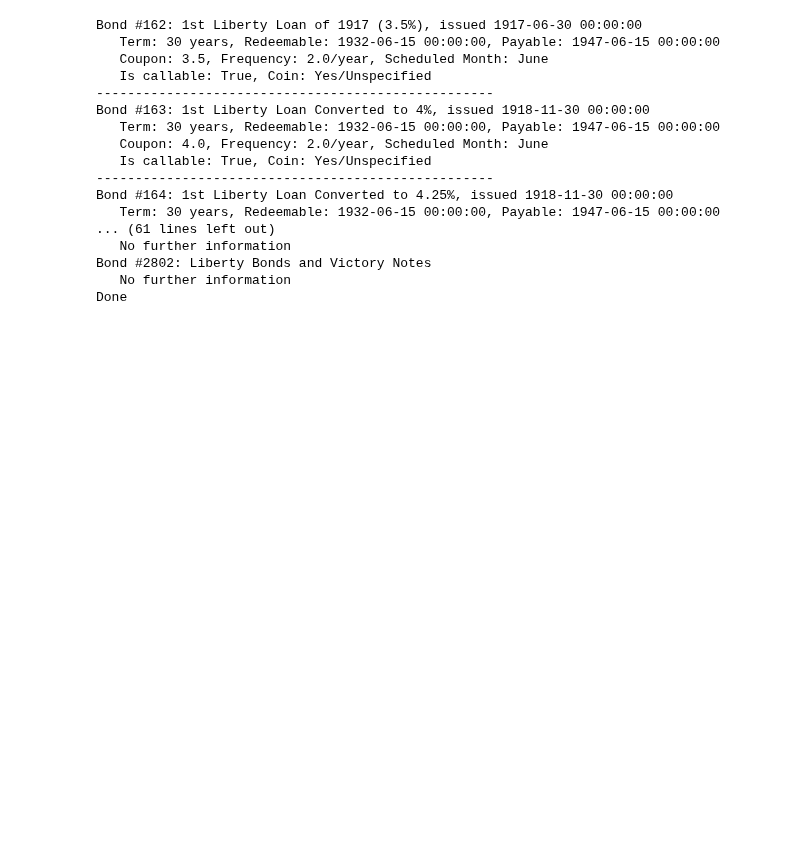
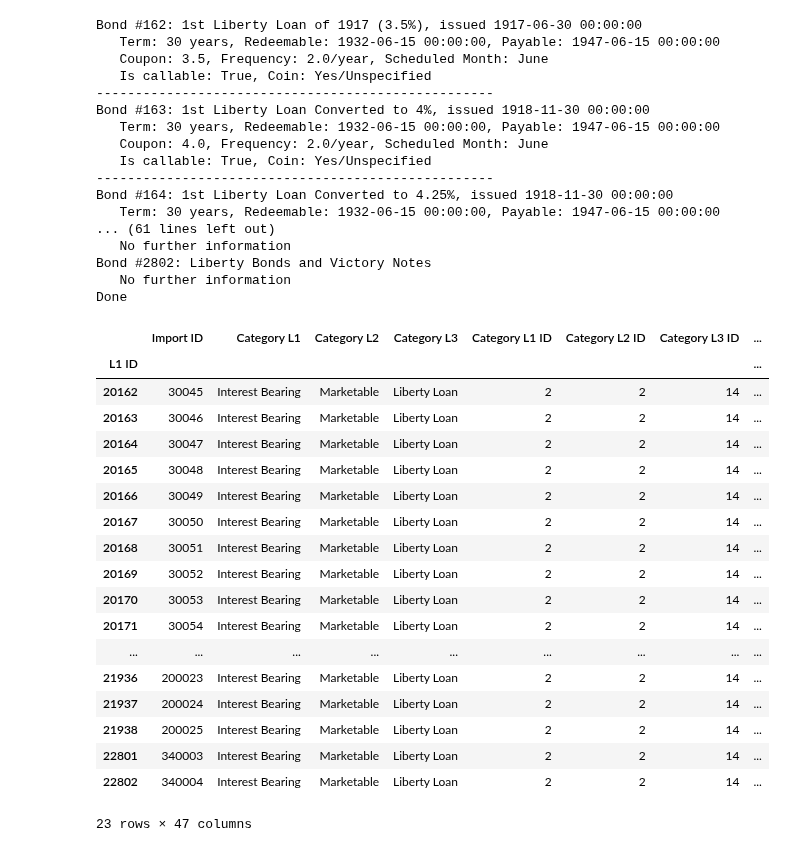
Before and after one commit to davidch2020/Bond-Bios, a Jupyter notebook: ww1_vic_lib.ipynb, the cells around one changed output. Drawn from its saved outputs; the diff is of its cells as text; code cells hidden in the pictures; blank space fills up the shorter version.

```diff
--- a/ww1_vic_lib.ipynb
+++ b/ww1_vic_lib.ipynb
@@ -93,3 +93,28 @@ Bond #164: 1st Liberty Loan Converted to 4.25%, issued 1918-11-30 00:00:00
 Bond #2802: Liberty Bonds and Victory Notes
    No further information
 Done
+# %%
+# Now let's analyze what's present in BondQuant
+# Notice that in the output of this cell, the Category L1 ID for each bond is 2.
+# According to the data Readme, Category L1 ID being 2 corresponds to an Interest Bearing time series
+liberty_loans
+# %% [output]
+|  | Import ID | Category L1 | Category L2 | Category L3 | Category L1 ID | Category L2 ID | Category L3 ID | ... |
+| L1 ID |  |  |  |  |  |  |  | ... |
+| 20162 | 30045 | Interest Bearing | Marketable | Liberty Loan | 2 | 2 | 14 | ... |
+| 20163 | 30046 | Interest Bearing | Marketable | Liberty Loan | 2 | 2 | 14 | ... |
+| 20164 | 30047 | Interest Bearing | Marketable | Liberty Loan | 2 | 2 | 14 | ... |
+| 20165 | 30048 | Interest Bearing | Marketable | Liberty Loan | 2 | 2 | 14 | ... |
+| 20166 | 30049 | Interest Bearing | Marketable | Liberty Loan | 2 | 2 | 14 | ... |
+| 20167 | 30050 | Interest Bearing | Marketable | Liberty Loan | 2 | 2 | 14 | ... |
+| 20168 | 30051 | Interest Bearing | Marketable | Liberty Loan | 2 | 2 | 14 | ... |
+| 20169 | 30052 | Interest Bearing | Marketable | Liberty Loan | 2 | 2 | 14 | ... |
+| 20170 | 30053 | Interest Bearing | Marketable | Liberty Loan | 2 | 2 | 14 | ... |
+| 20171 | 30054 | Interest Bearing | Marketable | Liberty Loan | 2 | 2 | 14 | ... |
+| ... | ... | ... | ... | ... | ... | ... | ... | ... |
+| 21936 | 200023 | Interest Bearing | Marketable | Liberty Loan | 2 | 2 | 14 | ... |
+| 21937 | 200024 | Interest Bearing | Marketable | Liberty Loan | 2 | 2 | 14 | ... |
+| 21938 | 200025 | Interest Bearing | Marketable | Liberty Loan | 2 | 2 | 14 | ... |
+| 22801 | 340003 | Interest Bearing | Marketable | Liberty Loan | 2 | 2 | 14 | ... |
+| 22802 | 340004 | Interest Bearing | Marketable | Liberty Loan | 2 | 2 | 14 | ... |
+23 rows × 47 columns
```
Also changed, not shown: parts of 4 cells of this notebook.
